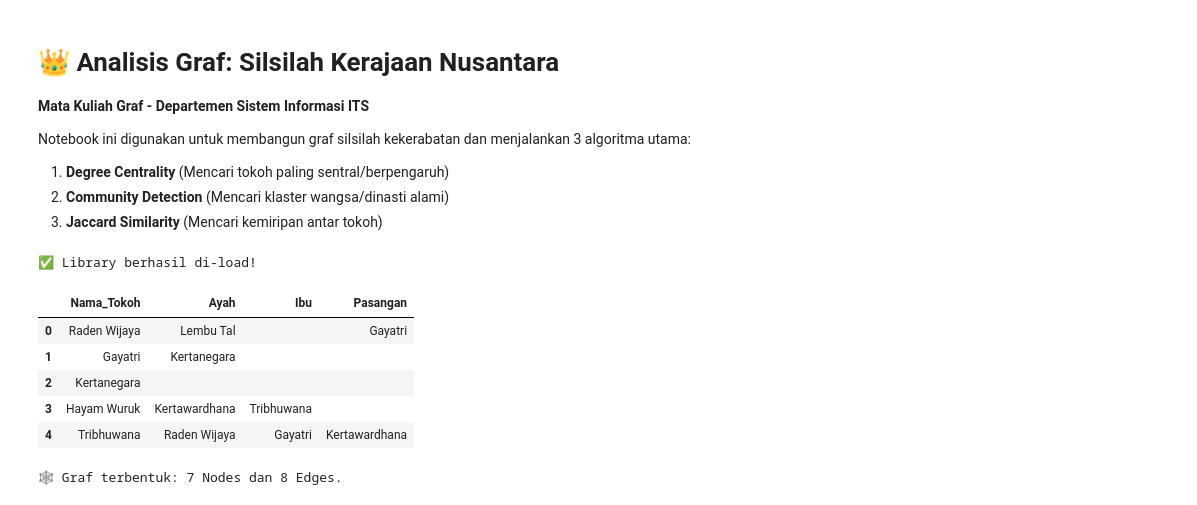
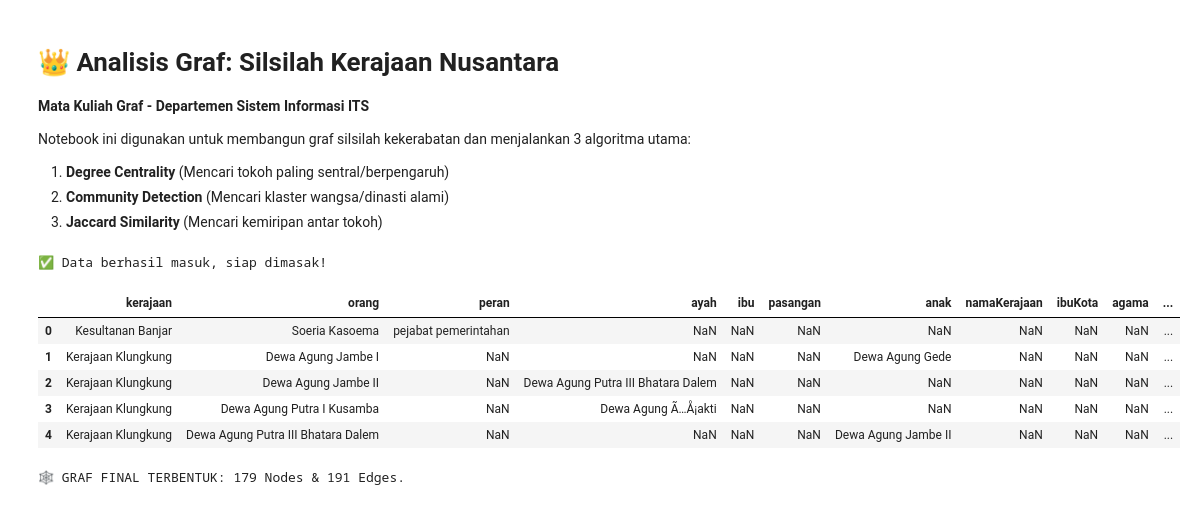
Before and after one commit to BaraArdiwinata/uts-graf, a Jupyter notebook: notebooks/analisis_graf_silsilah.ipynb, the cells around one changed output. Saved outputs shown, nothing was run; the diff lists cells and outputs as text; code cells hidden in the pictures.

```diff
--- a/notebooks/analisis_graf_silsilah.ipynb
+++ b/notebooks/analisis_graf_silsilah.ipynb
@@ -9,54 +9,65 @@ Notebook ini digunakan untuk membangun graf silsilah kekerabatan dan menjalankan
 # %%
 import pandas as pd
 import networkx as nx
 import matplotlib.pyplot as plt
 from networkx.algorithms import community
 
-print("✅ Library berhasil di-load!")
+# Load data asli dari folder data
+file_path = '../data/dataset_gabungan_uts_graf.csv'
+df = pd.read_csv(file_path)
 
-# [NANTI GANTI BAGIAN INI PAKAI: df = pd.read_csv('../data/dataset_gabungan_uts_graf.csv')]
-# --- START DUMMY DATA ---
-data_dummy = {
-    'Nama_Tokoh': ['Raden Wijaya', 'Gayatri', 'Kertanegara', 'Hayam Wuruk', 'Tribhuwana'],
-    'Ayah': ['Lembu Tal', 'Kertanegara', '', 'Kertawardhana', 'Raden Wijaya'],
-    'Ibu': ['', '', '', 'Tribhuwana', 'Gayatri'],
-    'Pasangan': ['Gayatri', '', '', '', 'Kertawardhana']
-}
-df = pd.DataFrame(data_dummy)
-# --- END DUMMY DATA ---
-
+print("✅ Data berhasil masuk, siap dimasak!")
 display(df.head())
 # %% [output]
-✅ Library berhasil di-load!
+✅ Data berhasil masuk, siap dimasak!
-|  | Nama_Tokoh | Ayah | Ibu | Pasangan |
-| 0 | Raden Wijaya | Lembu Tal |  | Gayatri |
-| 1 | Gayatri | Kertanegara |  |  |
-| 2 | Kertanegara |  |  |  |
-| 3 | Hayam Wuruk | Kertawardhana | Tribhuwana |  |
-| 4 | Tribhuwana | Raden Wijaya | Gayatri | Kertawardhana |
+|  | kerajaan | orang | peran | ayah | ibu | pasangan | anak | namaKerajaan | ibuKota | agama | ... |
+| 0 | Kesultanan Banjar | Soeria Kasoema | pejabat pemerintahan | NaN | NaN | NaN | NaN | NaN | NaN | NaN | ... |
+| 1 | Kerajaan Klungkung | Dewa Agung Jambe I | NaN | NaN | NaN | NaN | Dewa Agung Gede | NaN | NaN | NaN | ... |
+| 2 | Kerajaan Klungkung | Dewa Agung Jambe II | NaN | Dewa Agung Putra III Bhatara Dalem | NaN | NaN | NaN | NaN | NaN | NaN | ... |
+| 3 | Kerajaan Klungkung | Dewa Agung Putra I Kusamba | NaN | Dewa Agung Ã…Å¡akti | NaN | NaN | NaN | NaN | NaN | NaN | ... |
+| 4 | Kerajaan Klungkung | Dewa Agung Putra III Bhatara Dalem | NaN | NaN | NaN | NaN | Dewa Agung Jambe II | NaN | NaN | NaN | ... |
 # %%
 # Inisialisasi Graf Kosong
 G = nx.Graph()
 
-# Looping tiap baris data untuk membuat relasi
 for index, row in df.iterrows():
-    tokoh = str(row['Nama_Tokoh'])
-    ayah = str(row['Ayah'])
-    ibu = str(row['Ibu'])
-    pasangan = str(row['Pasangan'])
+    # Entitas Utama (Kolom B)
+    tokoh = str(row['orang'])
 
-    # Tambahkan Node Utama
-    G.add_node(tokoh)
+    # Ambil data relasi (Kolom D - L)
+    ayah = str(row['ayah'])
+    ibu = str(row['ibu'])
+    pasangan = str(row['pasangan'])
+    anak = str(row['anak'])
+    pendahulu = str(row['pendahulu'])
+    penerus = str(row['penerus'])
 
-    # Tambahkan Edge (Relasi) jika datanya tidak kosong
+    # 1. TAMBAH NODE + ATRIBUT (Pake .get() biar aman sentosa)
+    G.add_node(tokoh,
+               kerajaan=row.get('namaKerajaan', ''),
+               peran=row.get('peran', ''),
+               agama=row.get('agama', ''),
+               ibu_kota=row.get('ibuKota', ''),
+               tahun_mulai=row.get('tahunMulai', ''),
+               wiki_id=row.get('wikidataID', ''))
+
+    # 2. JAHIT RELASI KELUARGA
     if ayah and ayah != 'nan':
         G.add_edge(ayah, tokoh, relasi="AYAH_DARI")
     if ibu and ibu != 'nan':
         G.add_edge(ibu, tokoh, relasi="IBU_DARI")
     if pasangan and pasangan != 'nan':
         G.add_edge(tokoh, pasangan, relasi="MENIKAH_DENGAN")
+    if anak and anak != 'nan':
+        G.add_edge(tokoh, anak, relasi="ORANGTUA_DARI")
 
-print(f"🕸️ Graf terbentuk: {G.number_of_nodes()} Nodes dan {G.number_of_edges()} Edges.")
+    # 3. JAHIT RELASI SUKSESI
+    if pendahulu and pendahulu != 'nan':
+        G.add_edge(pendahulu, tokoh, relasi="DITERUSKAN_OLEH")
+    if penerus and penerus != 'nan':
+        G.add_edge(tokoh, penerus, relasi="DITERUSKAN_OLEH")
+
+print(f"🕸️ GRAF FINAL TERBENTUK: {G.number_of_nodes()} Nodes & {G.number_of_edges()} Edges.")
 # %% [output]
-🕸️ Graf terbentuk: 7 Nodes dan 8 Edges.
+🕸️ GRAF FINAL TERBENTUK: 179 Nodes & 191 Edges.
 # %%
```
Also changed, not shown: parts of 2 cells of this notebook, 1 other file.
